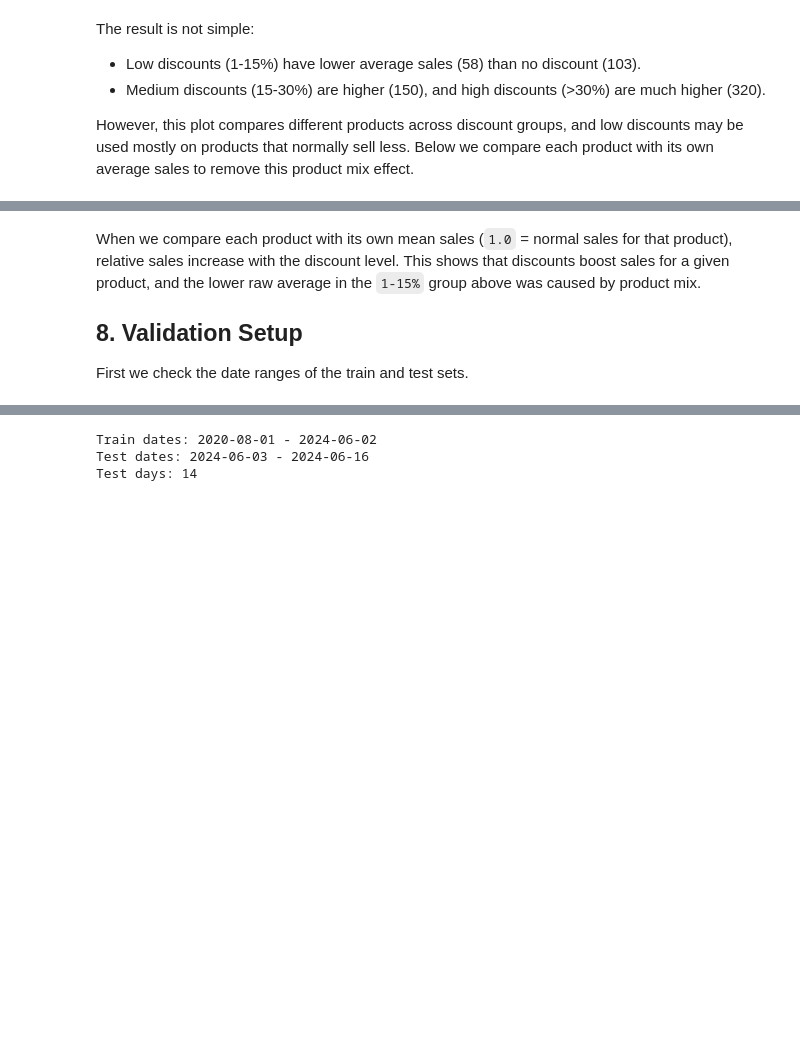
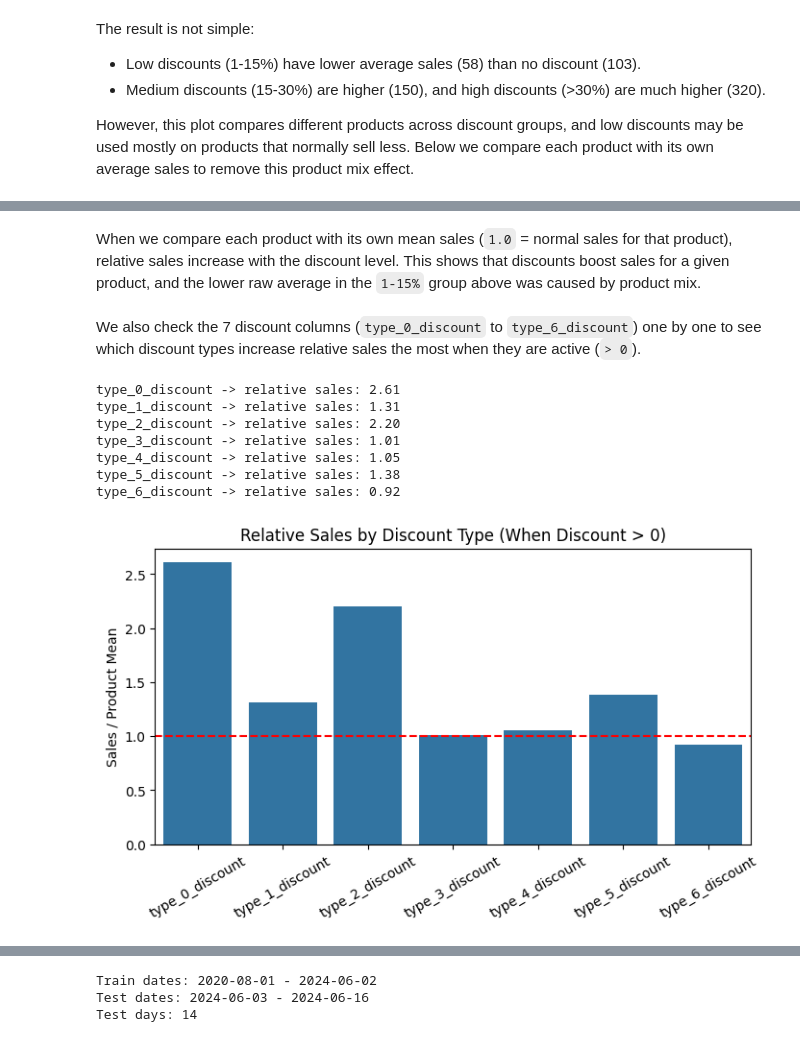
Before and after one commit to KtoxTheNisa/GROUP51_CENG313, a Jupyter notebook: assignment1_eda_baseline.ipynb, the cells around one changed output, grey strips where cells are left out. Saved outputs shown, nothing was run; the diff lists cells and outputs as text; code cells hidden in the pictures; blank space fills up the shorter version.

```diff
--- a/assignment1_eda_baseline.ipynb
+++ b/assignment1_eda_baseline.ipynb
@@ -485,7 +525,30 @@ Name: sales_rel, dtype: float64
 [figure]
 # %% [markdown]
 When we compare each product with its own mean sales (`1.0` = normal sales for that product), relative sales increase with the discount level. This shows that discounts boost sales for a given product, and the lower raw average in the `1-15%` group above was caused by product mix.
-
-## 8. Validation Setup
-
-First we check the date ranges of the train and test sets.
+# %% [markdown]
+We also check the 7 discount columns (`type_0_discount` to `type_6_discount`) one by one to see which discount types increase relative sales the most when they are active (`> 0`).
+# %%
+#check average relative sales for each of the 7 discount types when active
+discount_cols = [f"type_{i}_discount" for i in range(7)]
+discount_lift = {}
+for col in discount_cols:
+    avg_ratio = train_merged[train_merged[col] > 0]["norm_sales"].mean()
+    discount_lift[col] = avg_ratio
+    print(f"{col} -> relative sales: {avg_ratio:.2f}")
+
+plt.figure(figsize=(8, 4))
+sns.barplot(x=list(discount_lift.keys()), y=list(discount_lift.values()))
+plt.axhline(1, color="red", linestyle="--") #1 means normal sales of the product
+plt.title("Relative Sales by Discount Type (When Discount > 0)")
+plt.ylabel("Sales / Product Mean")
+plt.xticks(rotation=30)
+plt.show()
+# %% [output]
+type_0_discount -> relative sales: 2.61
+type_1_discount -> relative sales: 1.31
+type_2_discount -> relative sales: 2.20
+type_3_discount -> relative sales: 1.01
+type_4_discount -> relative sales: 1.05
+type_5_discount -> relative sales: 1.38
+type_6_discount -> relative sales: 0.92
+[figure, added]
```
Also changed, not shown: parts of 19 cells of this notebook, 2 other files.
